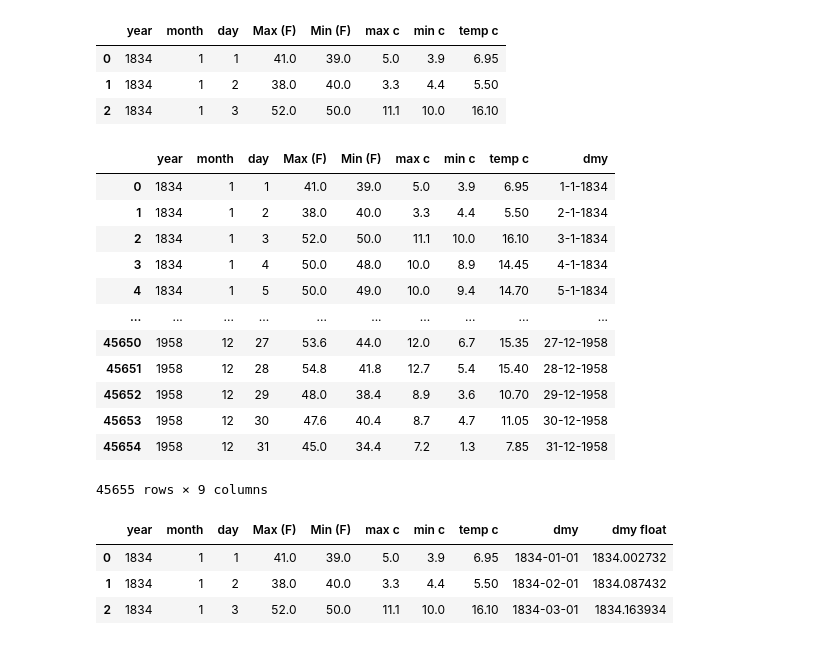
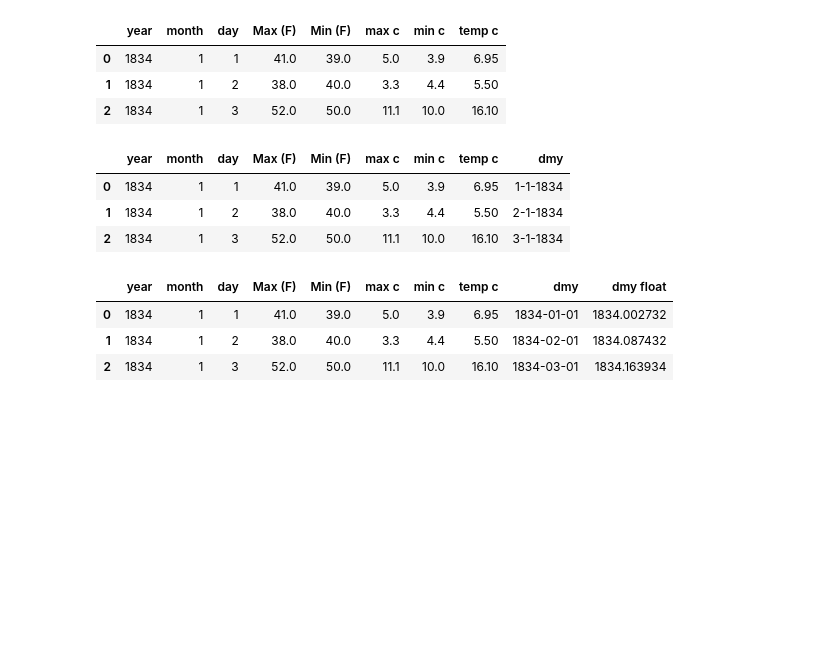
Before and after one commit to nurbujang/2progdaw23, a Jupyter notebook: project2.ipynb, the cells around one changed output. Drawn from its saved outputs; the diff is of its cells as text; code cells hidden in the pictures; blank space fills up the shorter version.

```diff
--- a/project2.ipynb
+++ b/project2.ipynb
@@ -753,22 +726,13 @@ df_irtemp_1853_1854.head(3)
 # %%
 df_irtemp_1853_1854['dmy'] = (df_irtemp_1853_1854['day'].astype(str) + '-' +
                                df_irtemp_1853_1854['month'].astype(str) + '-' +
                                df_irtemp_1853_1854['year'].astype(str))
-df_irtemp_1853_1854
+df_irtemp_1853_1854.head(3)
 # %% [output]
 |  | year | month | day | Max (F) | Min (F) | max c | min c | temp c | dmy |
 | 0 | 1834 | 1 | 1 | 41.0 | 39.0 | 5.0 | 3.9 | 6.95 | 1-1-1834 |
 | 1 | 1834 | 1 | 2 | 38.0 | 40.0 | 3.3 | 4.4 | 5.50 | 2-1-1834 |
 | 2 | 1834 | 1 | 3 | 52.0 | 50.0 | 11.1 | 10.0 | 16.10 | 3-1-1834 |
-| 3 | 1834 | 1 | 4 | 50.0 | 48.0 | 10.0 | 8.9 | 14.45 | 4-1-1834 |
-| 4 | 1834 | 1 | 5 | 50.0 | 49.0 | 10.0 | 9.4 | 14.70 | 5-1-1834 |
-| ... | ... | ... | ... | ... | ... | ... | ... | ... | ... |
-| 45650 | 1958 | 12 | 27 | 53.6 | 44.0 | 12.0 | 6.7 | 15.35 | 27-12-1958 |
-| 45651 | 1958 | 12 | 28 | 54.8 | 41.8 | 12.7 | 5.4 | 15.40 | 28-12-1958 |
-| 45652 | 1958 | 12 | 29 | 48.0 | 38.4 | 8.9 | 3.6 | 10.70 | 29-12-1958 |
-| 45653 | 1958 | 12 | 30 | 47.6 | 40.4 | 8.7 | 4.7 | 11.05 | 30-12-1958 |
-| 45654 | 1958 | 12 | 31 | 45.0 | 34.4 | 7.2 | 1.3 | 7.85 | 31-12-1958 |
-45655 rows × 9 columns
 # %%
 df_irtemp_1853_1854['dmy'] = pd.to_datetime(df_irtemp_1853_1854['dmy'], format='mixed')
 
```
Also changed, not shown: parts of 3 cells of this notebook, 1 other file.
